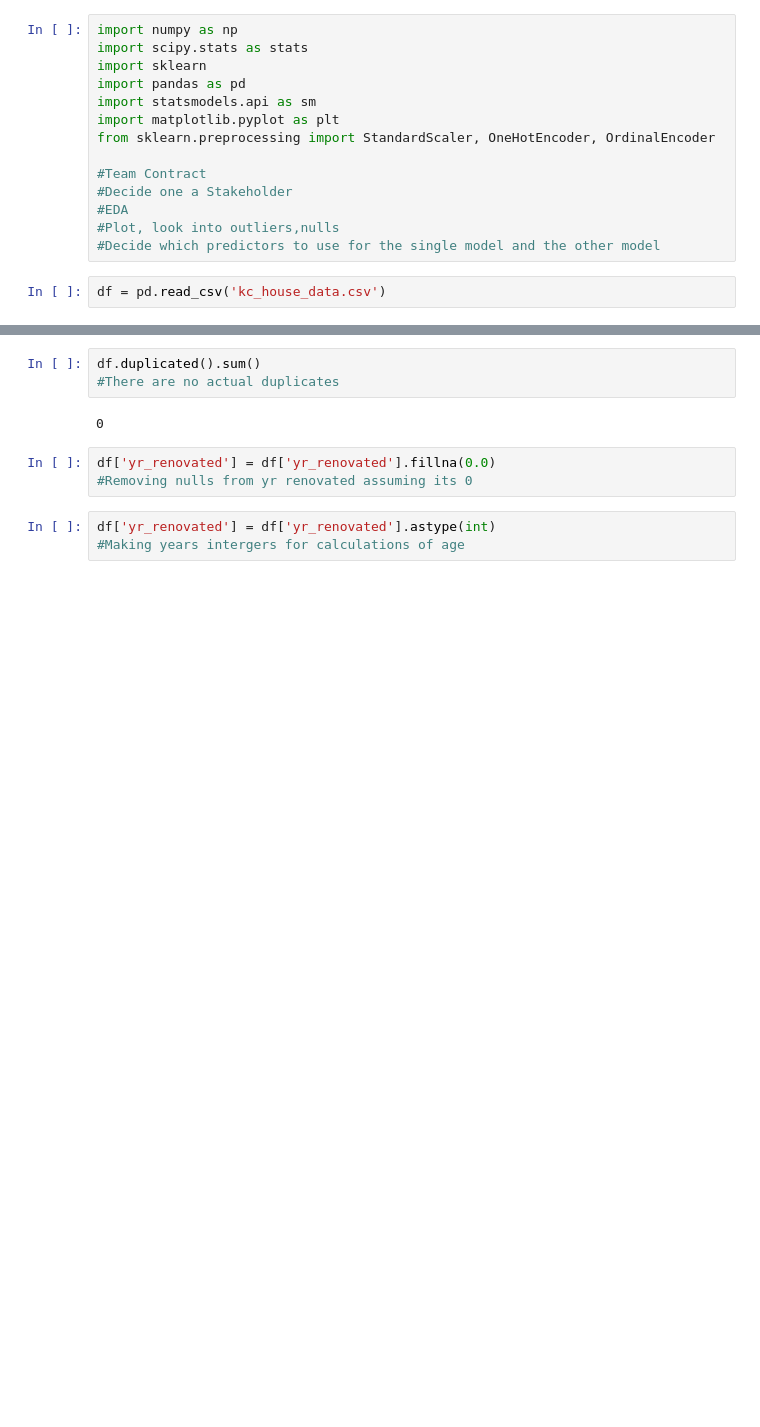
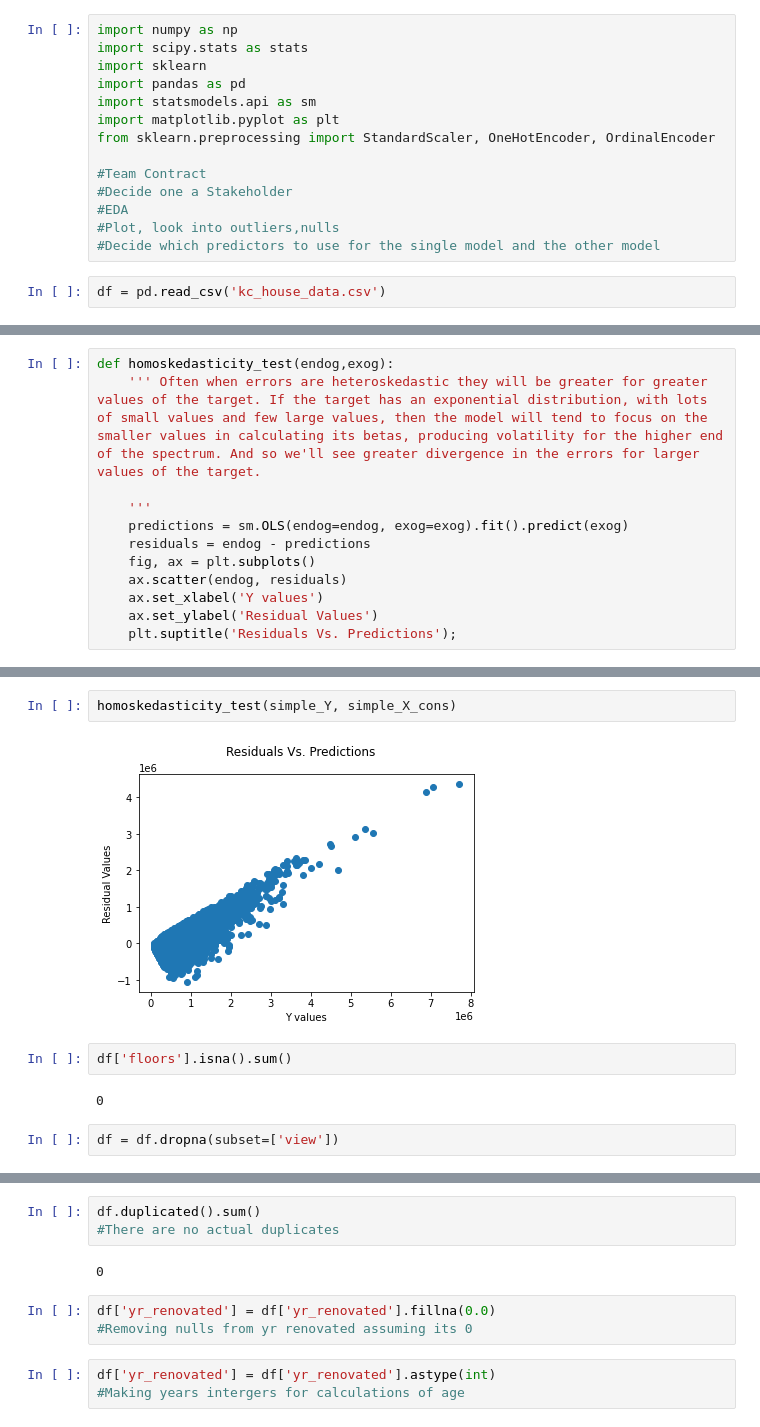
Before and after one commit to anita-camlic/Kings_County_Housing_Analysis, a Jupyter notebook: Awesome Notebook.ipynb, the cells around one changed output, grey strips where cells are left out. Cells and saved outputs as stored; diff of their text form; blank space fills up the shorter version.

```diff
--- a/Awesome Notebook.ipynb
+++ b/Awesome Notebook.ipynb
@@ -27,0 +62,12 @@ df.head()
+# %%
+def homoskedasticity_test(endog,exog):
+    ''' Often when errors are heteroskedastic they will be greater for greater values of the target. If the target has an exponential distribution, with lots of small values and few large values, then the model will tend to focus on the smaller values in calculating its betas, producing volatility for the higher end of the spectrum. And so we'll see greater divergence in the errors for larger values of the target.
+
+    '''
+    predictions = sm.OLS(endog=endog, exog=exog).fit().predict(exog)
+    residuals = endog - predictions
+    fig, ax = plt.subplots()
+    ax.scatter(endog, residuals)
+    ax.set_xlabel('Y values')
+    ax.set_ylabel('Residual Values')
+    plt.suptitle('Residuals Vs. Predictions');
@@ -28,3 +118,13 @@ df.head()
+# %%
+homoskedasticity_test(simple_Y, simple_X_cons)
+# %% [output]
+[figure, added]
+# %%
+df['floors'].isna().sum()
+# %% [output]
+0
+# %%
+df = df.dropna(subset=['view'])
 # %%
 ids = df['id']
 
```
Also changed, not shown: parts of 51 cells of this notebook.
